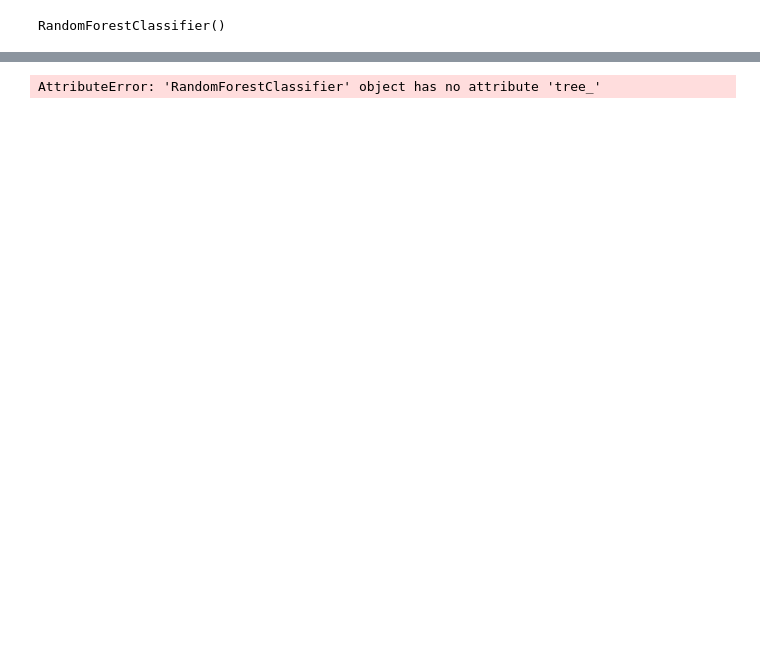
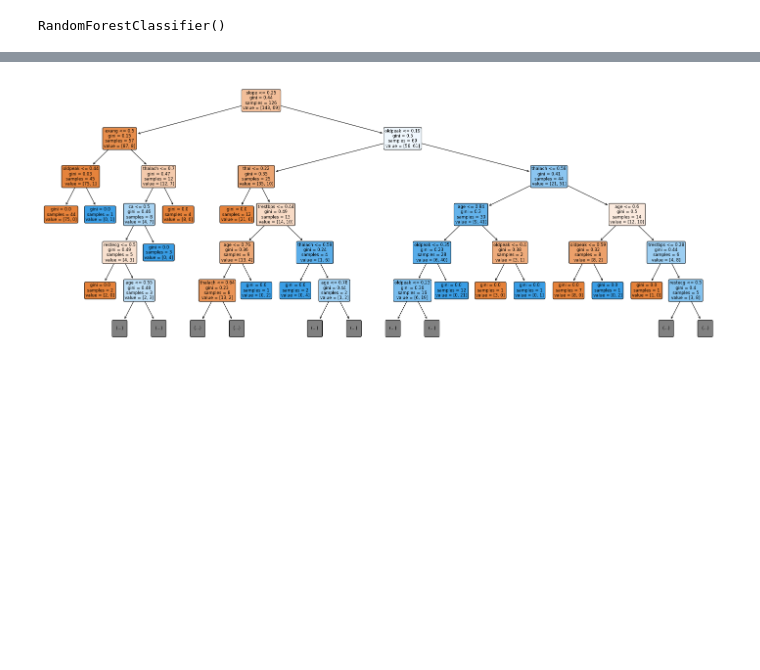
Before and after one commit to nsbisht/S2_Project_AoML_Comparative_Study_of_ML_Classification_Algorithms, a Jupyter notebook: Heart_Disease_Detection/HD.ipynb, the cells around one changed output, grey strips where cells are left out. Saved outputs shown, nothing was run; the diff lists cells and outputs as text; code cells hidden in the pictures; blank space fills up the shorter version.

```diff
--- a/Heart_Disease_Detection/HD.ipynb
+++ b/Heart_Disease_Detection/HD.ipynb
@@ -345,9 +350,14 @@ Recall: 0.64
+# %%
+# Extract single tree
+estimator = rf_classifier.estimators_[0]
 # %%
-fig = plt.figure(figsize=(25,20))
-_ = plot_tree(rf_classifier,
-              feature_names = data.columns[0:-1],
-              filled=True)
+fig = plt.figure(figsize=(25,10))
+plot_tree(estimator,
+          max_depth = 5,
+          feature_names = data.columns[0:-1],
+          rounded = True,
+          precision = 2,
+          filled = True)
 plt.show()
 # %% [output]
-AttributeError: 'RandomForestClassifier' object has no attribute 'tree_'
-[figure, old version]
+[figure, new version]
```
Also changed, not shown: parts of 8 cells of this notebook, 3 other files.
